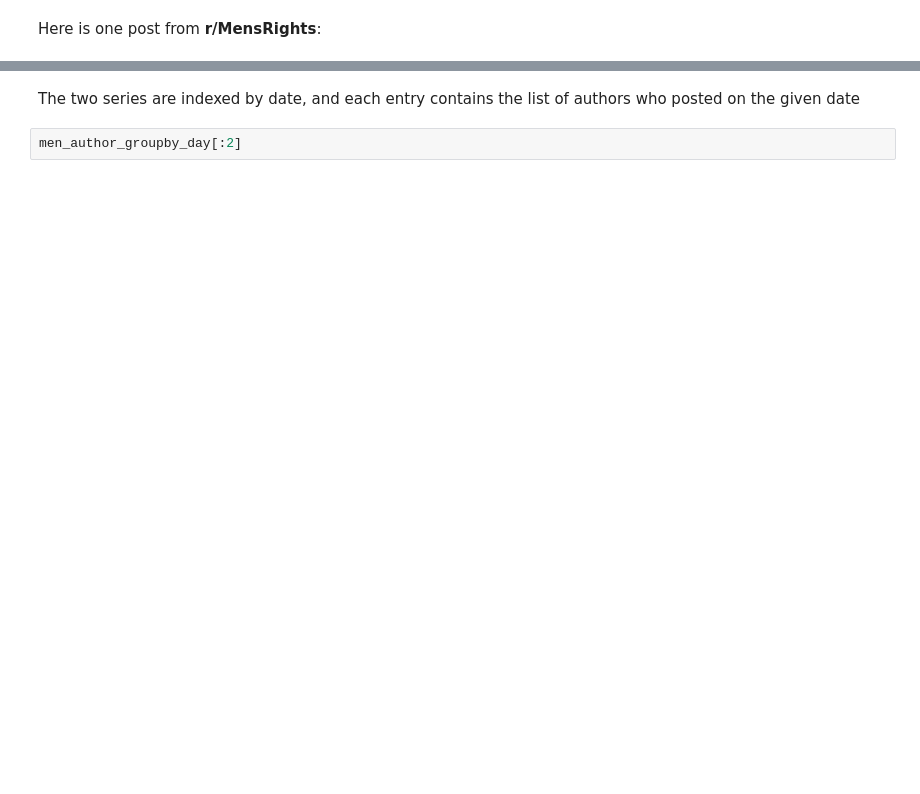
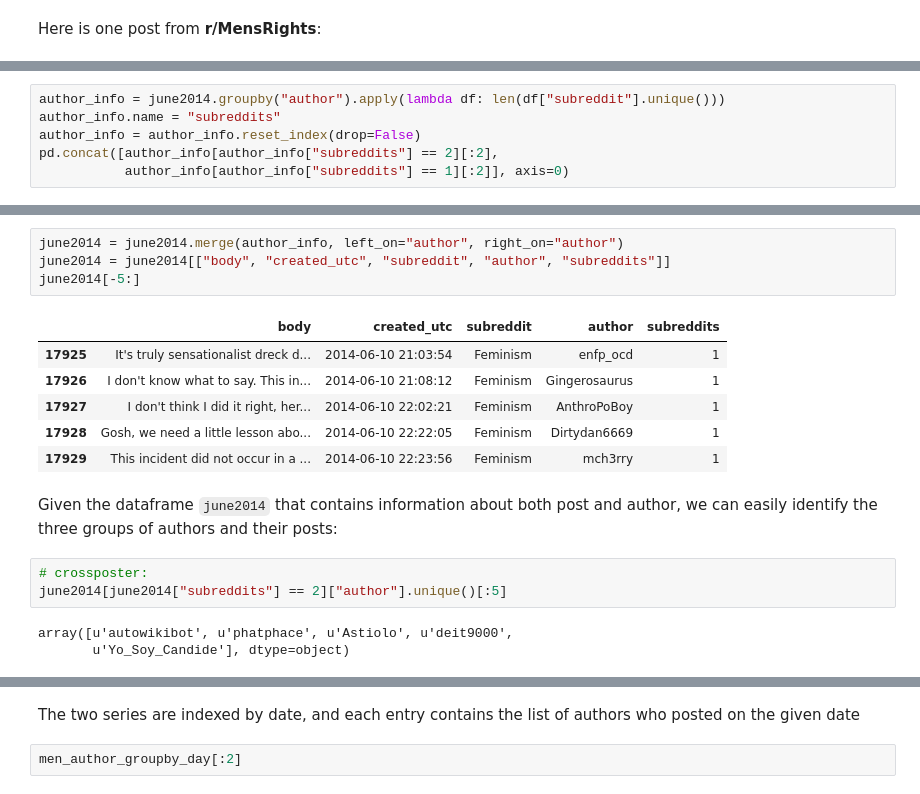
Before and after one commit to chao-ji/reddit, a Jupyter notebook: Part 1 Temporal Analysis - Cross-posting Activity .ipynb, the cells around one changed output, grey strips where cells are left out. Saved outputs shown, nothing was run; the diff lists cells and outputs as text; blank space fills up the shorter version.

```diff
--- a/Part 1 Temporal Analysis - Cross-posting Activity .ipynb
+++ b/Part 1 Temporal Analysis - Cross-posting Activity .ipynb
@@ -148,0 +132,6 @@ may2012[may2012["author"] == "2wsy"][["author", "body", "subreddit", "created_ut
+# %%
+author_info = june2014.groupby("author").apply(lambda df: len(df["subreddit"].unique()))
+author_info.name = "subreddits"
+author_info = author_info.reset_index(drop=False)
+pd.concat([author_info[author_info["subreddits"] == 2][:2],
+           author_info[author_info["subreddits"] == 1][:2]], axis=0)
@@ -148,0 +148,19 @@ may2012[may2012["author"] == "2wsy"][["author", "body", "subreddit", "created_ut
+# %%
+june2014 = june2014.merge(author_info, left_on="author", right_on="author")
+june2014 = june2014[["body", "created_utc", "subreddit", "author", "subreddits"]]
+june2014[-5:]
+# %% [output]
+|  | body | created_utc | subreddit | author | subreddits |
+| 17925 | It's truly sensationalist dreck d... | 2014-06-10 21:03:54 | Feminism | enfp_ocd | 1 |
+| 17926 | I don't know what to say. This in... | 2014-06-10 21:08:12 | Feminism | Gingerosaurus | 1 |
+| 17927 | I don't think I did it right, her... | 2014-06-10 22:02:21 | Feminism | AnthroPoBoy | 1 |
+| 17928 | Gosh, we need a little lesson abo... | 2014-06-10 22:22:05 | Feminism | Dirtydan6669 | 1 |
+| 17929 | This incident did not occur in a ... | 2014-06-10 22:23:56 | Feminism | mch3rry | 1 |
+# %% [markdown]
+Given the dataframe `june2014` that contains information about both post and author, we can easily identify the three groups of authors and their posts:
+# %%
+# crossposter:
+june2014[june2014["subreddits"] == 2]["author"].unique()[:5]
+# %% [output]
+array([u'autowikibot', u'phatphace', u'Astiolo', u'deit9000',
+       u'Yo_Soy_Candide'], dtype=object)
```
Also changed, not shown: parts of 31 cells of this notebook.
